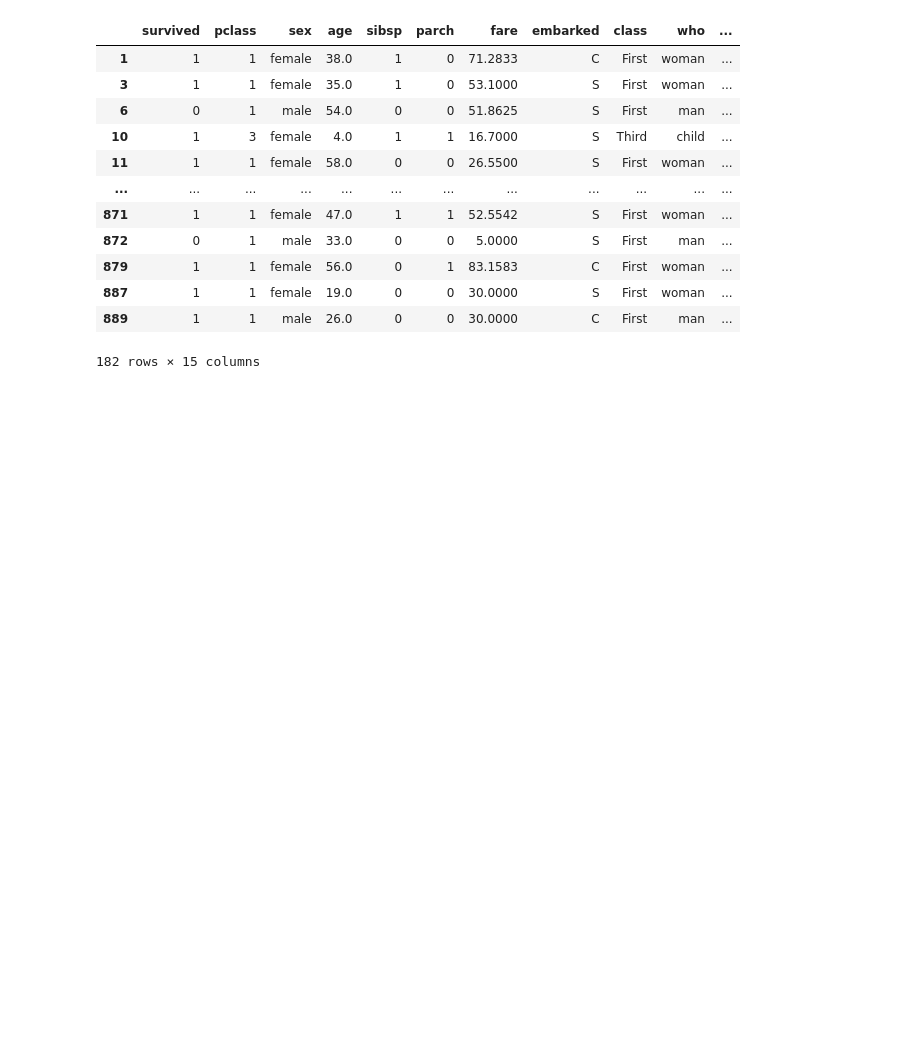
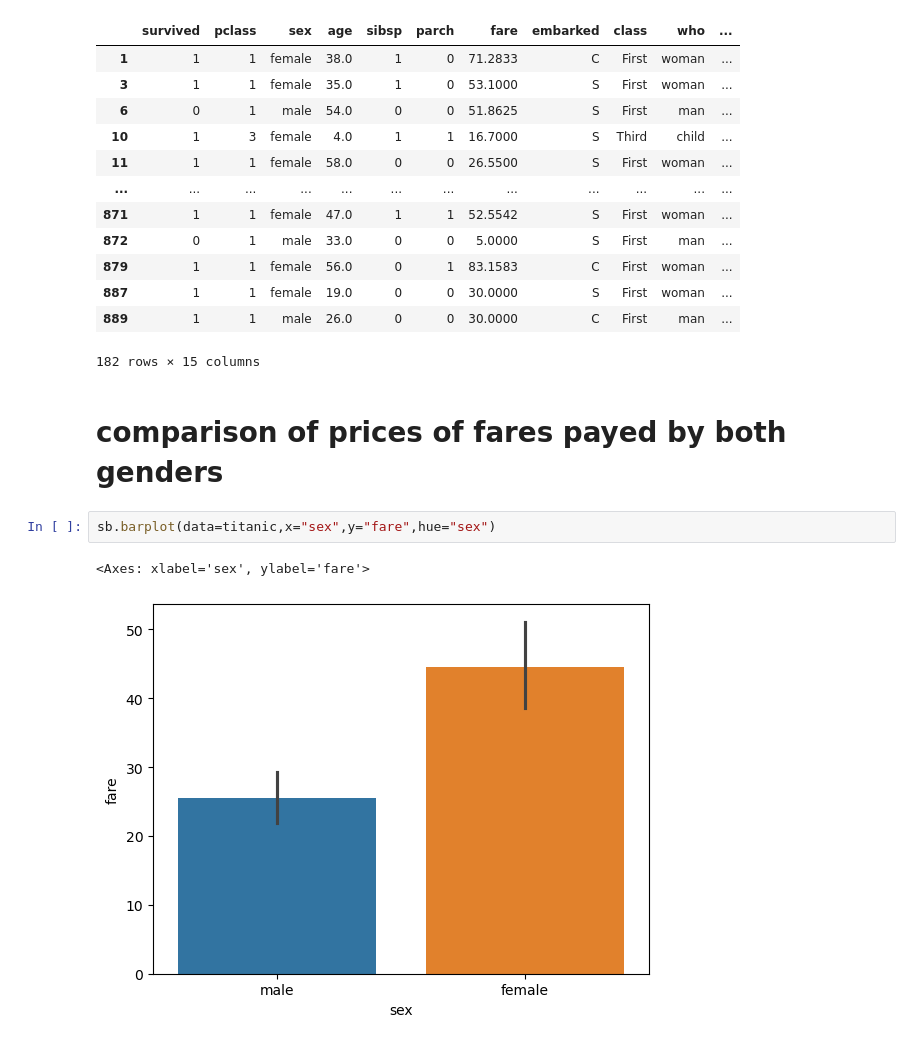
Before and after one commit to gas2345678/data_analysis-portfolio, a Jupyter notebook: Python/titanic_analysis.ipynb, the cells around one changed output. Saved outputs shown, nothing was run; the diff lists cells and outputs as text; blank space fills up the shorter version.

Commit message:
new graphs added

```diff
--- a/Python/titanic_analysis.ipynb
+++ b/Python/titanic_analysis.ipynb
@@ -61,3 +64,10 @@ titanic.dropna()
 | 887 | 1 | 1 | female | 19.0 | 0 | 0 | 30.0000 | S | First | woman | ... |
 | 889 | 1 | 1 | male | 26.0 | 0 | 0 | 30.0000 | C | First | man | ... |
 182 rows × 15 columns
+# %% [markdown]
+# comparison of prices of fares payed by both genders
+# %%
+sb.barplot(data=titanic,x="sex",y="fare",hue="sex")
+# %% [output]
+<Axes: xlabel='sex', ylabel='fare'>
+[figure, added]
```
Also changed, not shown: parts of 7 cells of this notebook.
